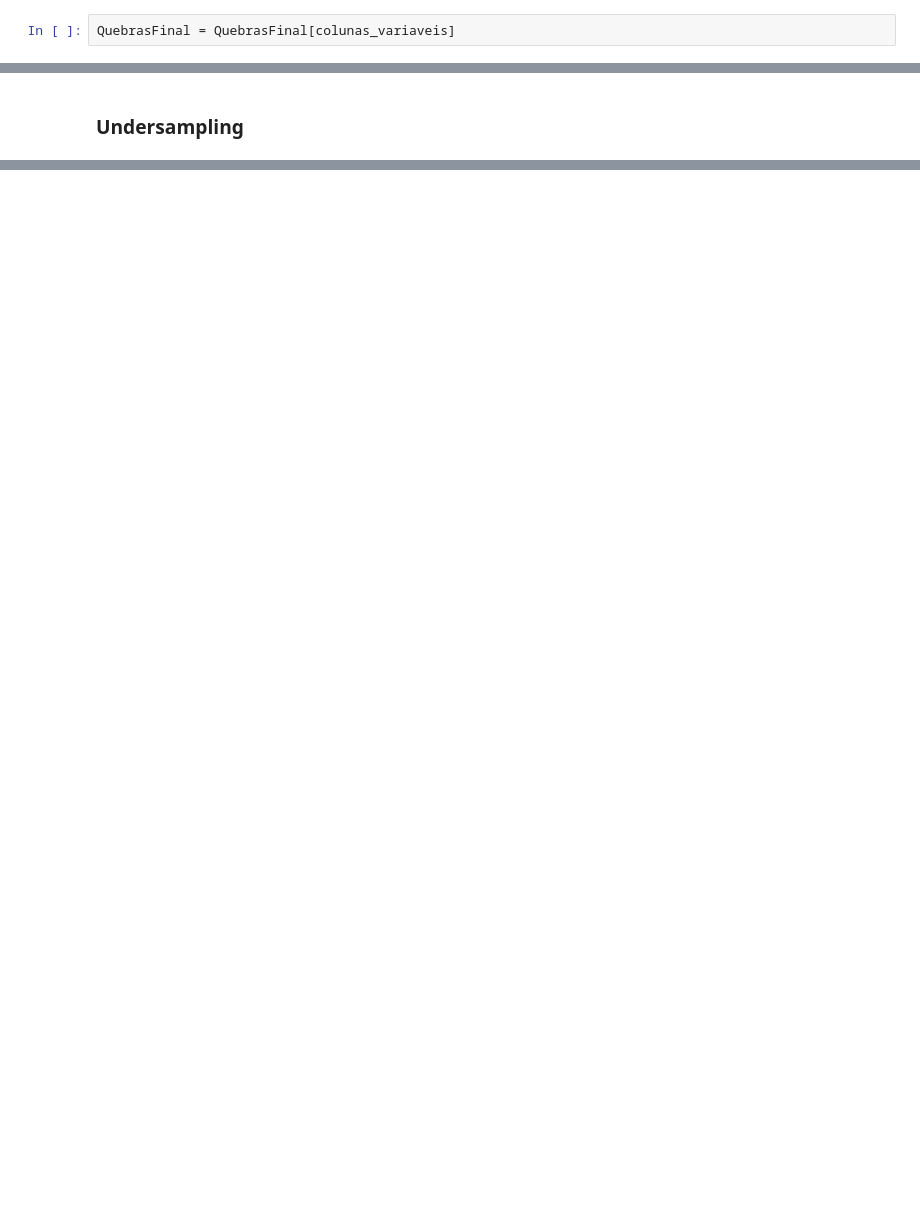
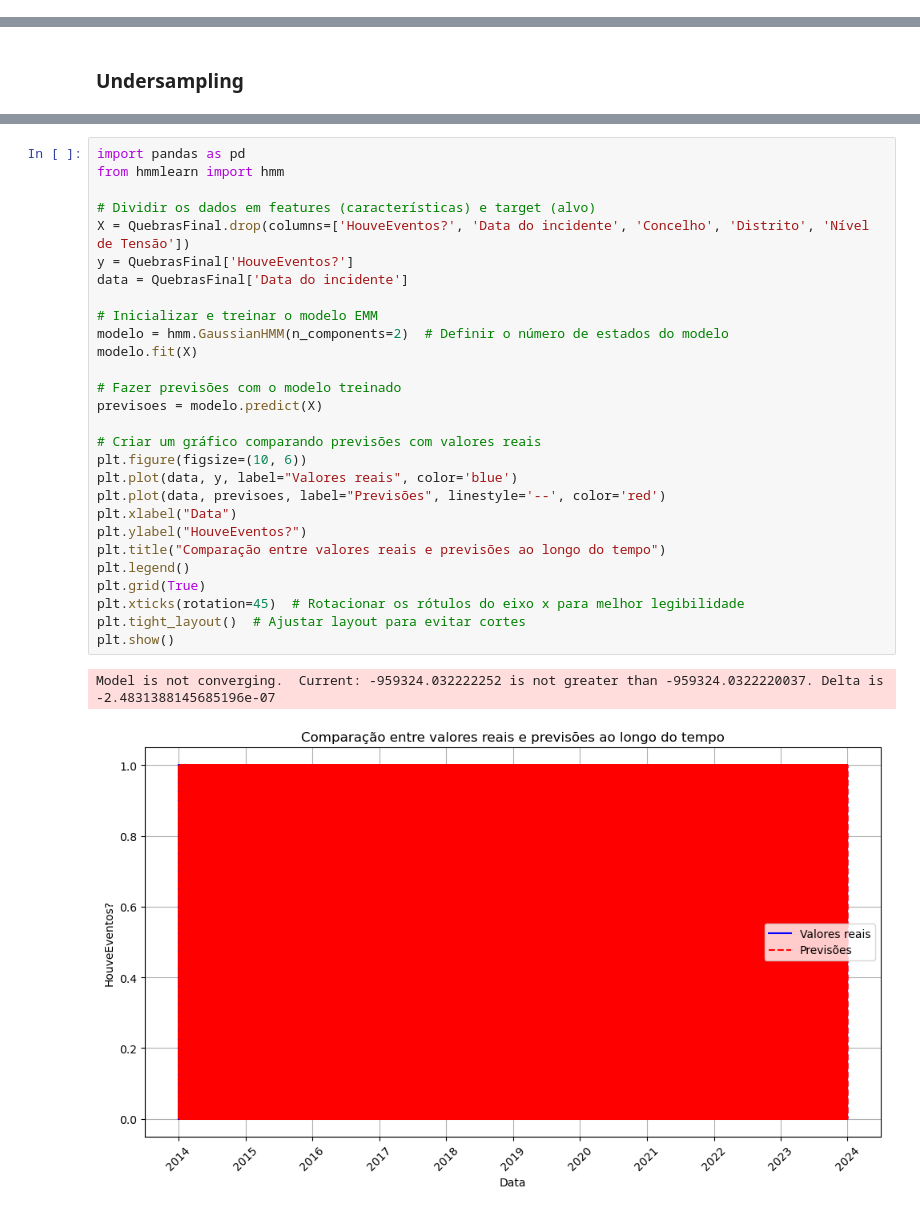
Before and after one commit to Vullkano/pfacd, a Jupyter notebook: rascunhos/freitas/6.TimeSeries.ipynb, the cells around one changed output, grey strips where cells are left out. Drawn from its saved outputs; the diff is of its cells as text; blank space fills up the shorter version.

```diff
--- a/rascunhos/freitas/6.TimeSeries.ipynb
+++ b/rascunhos/freitas/6.TimeSeries.ipynb
@@ -794,7 +893,5 @@ plt.show()
 # %% [markdown]
 ### Oversampling
-# %%
-QuebrasFinal = QuebrasFinal[colunas_variaveis]
 # %%
 # Separar as classes minoritárias e maioritárias
 minor_class = QuebrasFinal[QuebrasFinal['HouveEventos?'] == 1]
@@ -937,0 +1124,31 @@ plt.show()
+# %%
+import pandas as pd
+from hmmlearn import hmm
+
+# Dividir os dados em features (características) e target (alvo)
+X = QuebrasFinal.drop(columns=['HouveEventos?', 'Data do incidente', 'Concelho', 'Distrito', 'Nível de Tensão'])
+y = QuebrasFinal['HouveEventos?']
+data = QuebrasFinal['Data do incidente']
+
+# Inicializar e treinar o modelo EMM
+modelo = hmm.GaussianHMM(n_components=2)  # Definir o número de estados do modelo
+modelo.fit(X)
+
+# Fazer previsões com o modelo treinado
+previsoes = modelo.predict(X)
+
+# Criar um gráfico comparando previsões com valores reais
+plt.figure(figsize=(10, 6))
+plt.plot(data, y, label="Valores reais", color='blue')
+plt.plot(data, previsoes, label="Previsões", linestyle='--', color='red')
+plt.xlabel("Data")
+plt.ylabel("HouveEventos?")
+plt.title("Comparação entre valores reais e previsões ao longo do tempo")
+plt.legend()
+plt.grid(True)
+plt.xticks(rotation=45)  # Rotacionar os rótulos do eixo x para melhor legibilidade
+plt.tight_layout()  # Ajustar layout para evitar cortes
+plt.show()
+# %% [output]
+Model is not converging.  Current: -959324.032222252 is not greater than -959324.0322220037. Delta is -2.4831388145685196e-07
+[figure, added]
```
Also changed, not shown: parts of 73 cells of this notebook, 2 other files.
